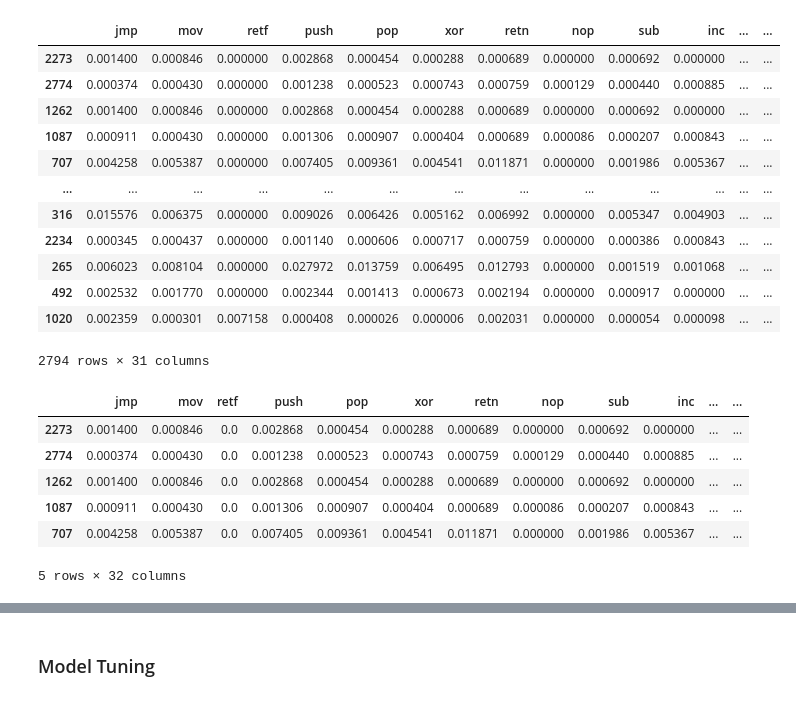
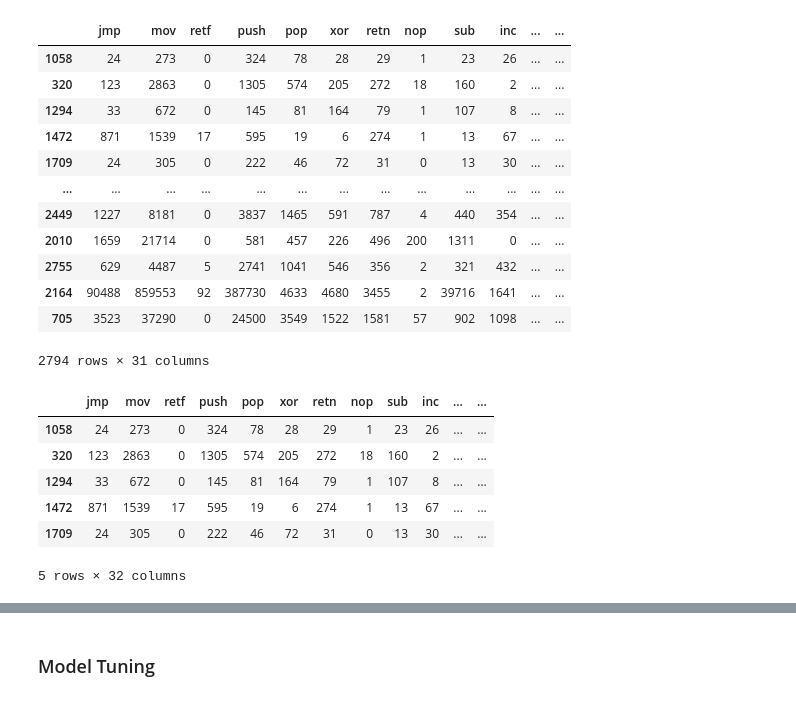
Before and after one commit to simata98/2022_ML_DL, a Jupyter notebook: malware_detection/ansemble.ipynb, the cells around one changed output, grey strips where cells are left out. Drawn from its saved outputs; the diff is of its cells as text; code cells hidden in the pictures.

```diff
--- a/malware_detection/ansemble.ipynb
+++ b/malware_detection/ansemble.ipynb
@@ -81,26 +81,26 @@ full_shuffled_df
 2794 rows × 40 columns
 # %%
-from sklearn.preprocessing import MinMaxScaler
-scaler = MinMaxScaler()
+# from sklearn.preprocessing import MinMaxScaler
+# scaler = MinMaxScaler()
 NORMALIZE_VALID_COLUMNS = [ 'jmp', 'mov', 'retf', 'push', 'pop', 'xor', 'retn', 'nop', 'sub', 'inc', 'dec', 'add','imul', 'xchg', 'or', 'shr', 'cmp', 'call', 'shl', 'ror', 'rol', 'jnb','jz','lea','movzx','edi','ebp','esp', '.dll', 'std::', ':dword']
 
-full_shuffled_df[NORMALIZE_VALID_COLUMNS] = scaler.fit_transform(full_shuffled_df[NORMALIZE_VALID_COLUMNS])
+# full_shuffled_df[NORMALIZE_VALID_COLUMNS] = scaler.fit_transform(full_shuffled_df[NORMALIZE_VALID_COLUMNS])
 full_shuffled_df[NORMALIZE_VALID_COLUMNS].astype('float')
 df = full_shuffled_df[NORMALIZE_VALID_COLUMNS]
 df
 # %% [output]
 |  | jmp | mov | retf | push | pop | xor | retn | nop | sub | inc | ... | ... |
-| 2273 | 0.001400 | 0.000846 | 0.000000 | 0.002868 | 0.000454 | 0.000288 | 0.000689 | 0.000000 | 0.000692 | 0.000000 | ... | ... |
-| 2774 | 0.000374 | 0.000430 | 0.000000 | 0.001238 | 0.000523 | 0.000743 | 0.000759 | 0.000129 | 0.000440 | 0.000885 | ... | ... |
-| 1262 | 0.001400 | 0.000846 | 0.000000 | 0.002868 | 0.000454 | 0.000288 | 0.000689 | 0.000000 | 0.000692 | 0.000000 | ... | ... |
-| 1087 | 0.000911 | 0.000430 | 0.000000 | 0.001306 | 0.000907 | 0.000404 | 0.000689 | 0.000086 | 0.000207 | 0.000843 | ... | ... |
-| 707 | 0.004258 | 0.005387 | 0.000000 | 0.007405 | 0.009361 | 0.004541 | 0.011871 | 0.000000 | 0.001986 | 0.005367 | ... | ... |
+| 1058 | 24 | 273 | 0 | 324 | 78 | 28 | 29 | 1 | 23 | 26 | ... | ... |
+| 320 | 123 | 2863 | 0 | 1305 | 574 | 205 | 272 | 18 | 160 | 2 | ... | ... |
+| 1294 | 33 | 672 | 0 | 145 | 81 | 164 | 79 | 1 | 107 | 8 | ... | ... |
+| 1472 | 871 | 1539 | 17 | 595 | 19 | 6 | 274 | 1 | 13 | 67 | ... | ... |
+| 1709 | 24 | 305 | 0 | 222 | 46 | 72 | 31 | 0 | 13 | 30 | ... | ... |
 | ... | ... | ... | ... | ... | ... | ... | ... | ... | ... | ... | ... | ... |
-| 316 | 0.015576 | 0.006375 | 0.000000 | 0.009026 | 0.006426 | 0.005162 | 0.006992 | 0.000000 | 0.005347 | 0.004903 | ... | ... |
-| 2234 | 0.000345 | 0.000437 | 0.000000 | 0.001140 | 0.000606 | 0.000717 | 0.000759 | 0.000000 | 0.000386 | 0.000843 | ... | ... |
-| 265 | 0.006023 | 0.008104 | 0.000000 | 0.027972 | 0.013759 | 0.006495 | 0.012793 | 0.000000 | 0.001519 | 0.001068 | ... | ... |
-| 492 | 0.002532 | 0.001770 | 0.000000 | 0.002344 | 0.001413 | 0.000673 | 0.002194 | 0.000000 | 0.000917 | 0.000000 | ... | ... |
-| 1020 | 0.002359 | 0.000301 | 0.007158 | 0.000408 | 0.000026 | 0.000006 | 0.002031 | 0.000000 | 0.000054 | 0.000098 | ... | ... |
+| 2449 | 1227 | 8181 | 0 | 3837 | 1465 | 591 | 787 | 4 | 440 | 354 | ... | ... |
+| 2010 | 1659 | 21714 | 0 | 581 | 457 | 226 | 496 | 200 | 1311 | 0 | ... | ... |
+| 2755 | 629 | 4487 | 5 | 2741 | 1041 | 546 | 356 | 2 | 321 | 432 | ... | ... |
+| 2164 | 90488 | 859553 | 92 | 387730 | 4633 | 4680 | 3455 | 2 | 39716 | 1641 | ... | ... |
+| 705 | 3523 | 37290 | 0 | 24500 | 3549 | 1522 | 1581 | 57 | 902 | 1098 | ... | ... |
 2794 rows × 31 columns
 # %%
 from sklearn.model_selection import train_test_split
@@ -117,11 +117,11 @@ data = full_shuffled_df.drop(['ID', 'esi','rtn', 'edx', 'eax', 'ebx', 'ecx', 'ei
 data.head()
 # %% [output]
 |  | jmp | mov | retf | push | pop | xor | retn | nop | sub | inc | ... | ... |
-| 2273 | 0.001400 | 0.000846 | 0.0 | 0.002868 | 0.000454 | 0.000288 | 0.000689 | 0.000000 | 0.000692 | 0.000000 | ... | ... |
-| 2774 | 0.000374 | 0.000430 | 0.0 | 0.001238 | 0.000523 | 0.000743 | 0.000759 | 0.000129 | 0.000440 | 0.000885 | ... | ... |
-| 1262 | 0.001400 | 0.000846 | 0.0 | 0.002868 | 0.000454 | 0.000288 | 0.000689 | 0.000000 | 0.000692 | 0.000000 | ... | ... |
-| 1087 | 0.000911 | 0.000430 | 0.0 | 0.001306 | 0.000907 | 0.000404 | 0.000689 | 0.000086 | 0.000207 | 0.000843 | ... | ... |
-| 707 | 0.004258 | 0.005387 | 0.0 | 0.007405 | 0.009361 | 0.004541 | 0.011871 | 0.000000 | 0.001986 | 0.005367 | ... | ... |
+| 1058 | 24 | 273 | 0 | 324 | 78 | 28 | 29 | 1 | 23 | 26 | ... | ... |
+| 320 | 123 | 2863 | 0 | 1305 | 574 | 205 | 272 | 18 | 160 | 2 | ... | ... |
+| 1294 | 33 | 672 | 0 | 145 | 81 | 164 | 79 | 1 | 107 | 8 | ... | ... |
+| 1472 | 871 | 1539 | 17 | 595 | 19 | 6 | 274 | 1 | 13 | 67 | ... | ... |
+| 1709 | 24 | 305 | 0 | 222 | 46 | 72 | 31 | 0 | 13 | 30 | ... | ... |
 5 rows × 32 columns
 # %%
 def kfold(model, train, scale = False):
```
Also changed, not shown: parts of 17 cells of this notebook, 10 other files.
